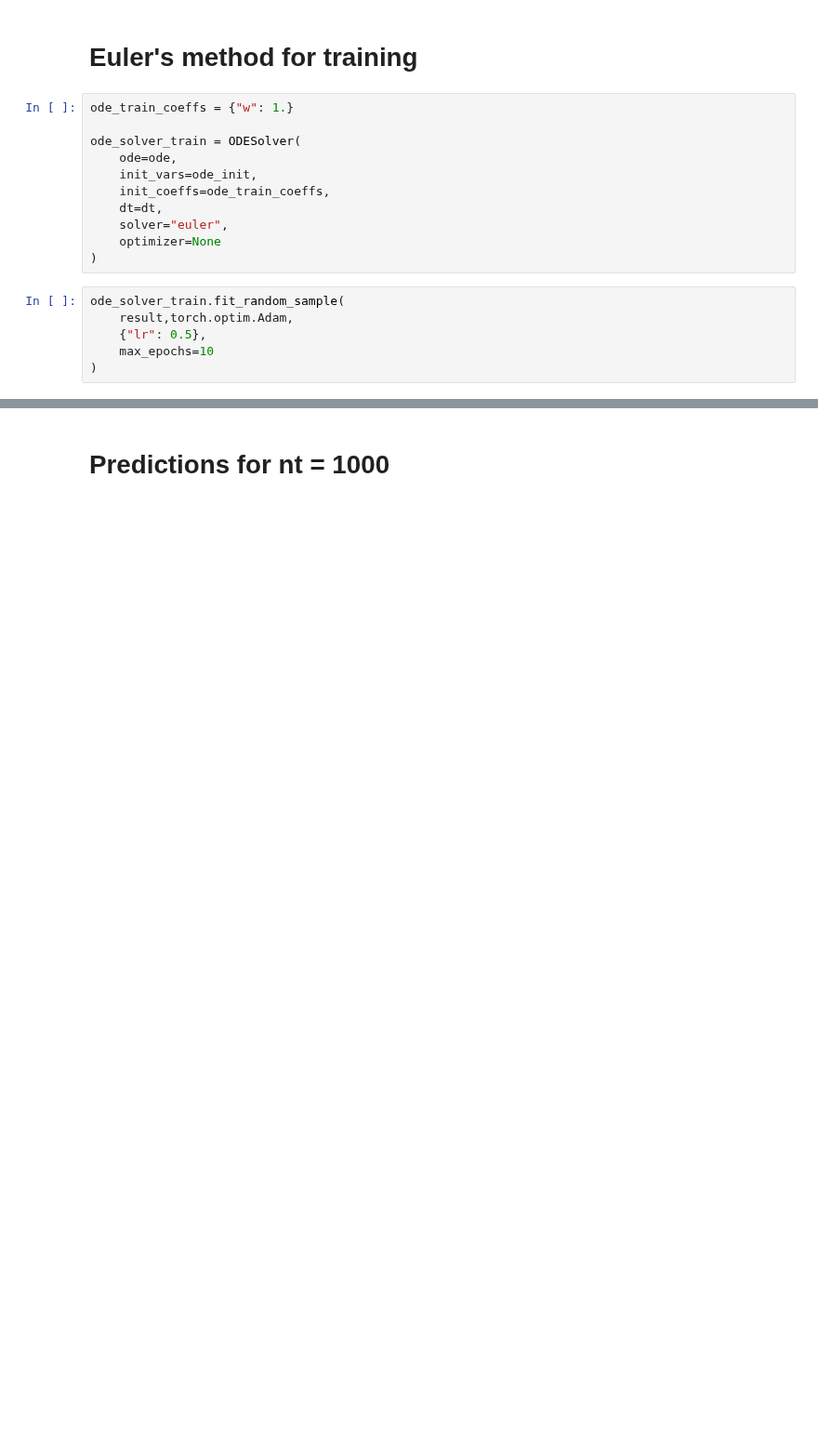
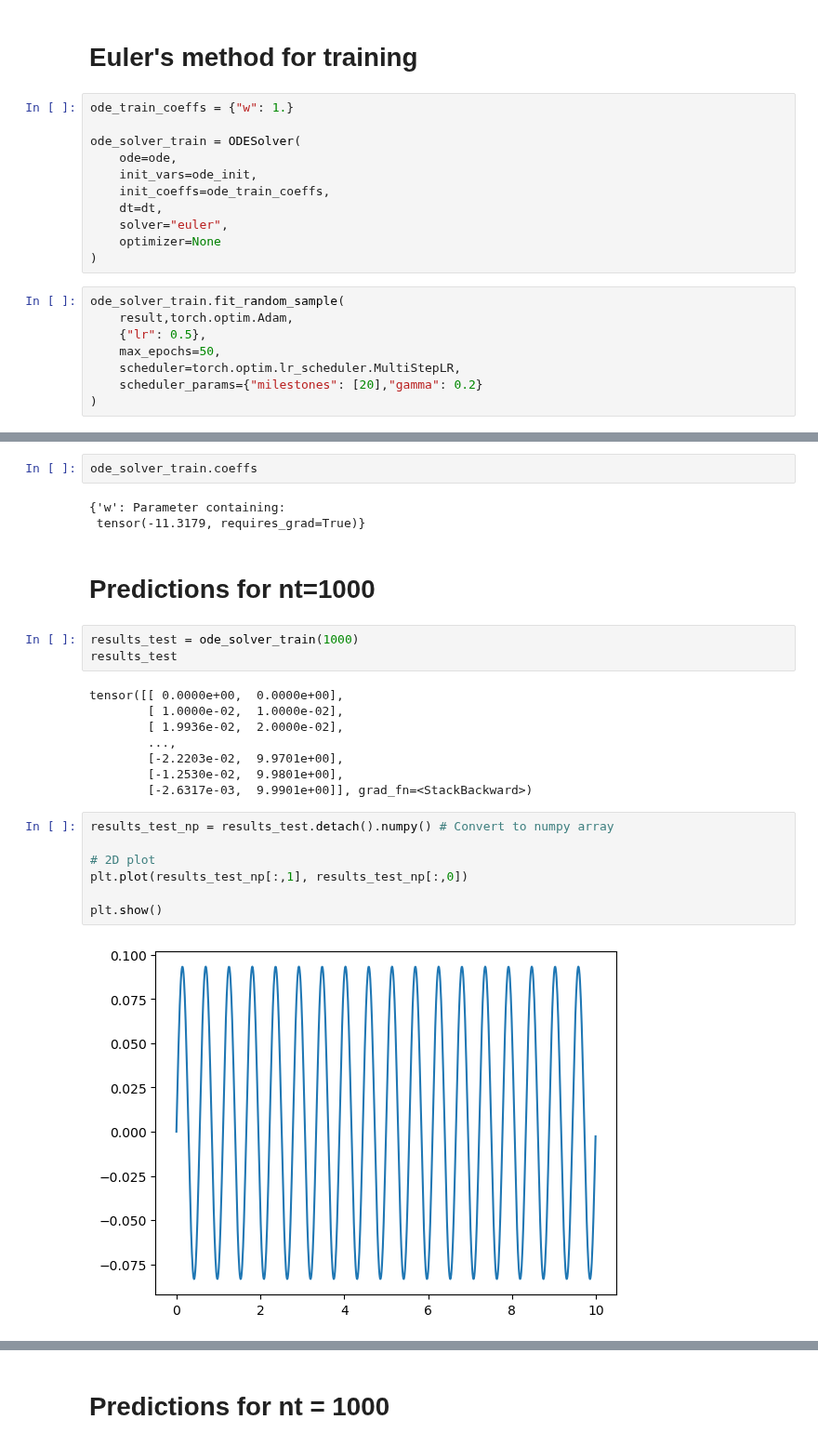
Before and after one commit to Rose-STL-Lab/torchTS, a Jupyter notebook: examples/ode/DuffingEquation/Cos_wt_fitRandomSample.ipynb, the cells around one changed output, grey strips where cells are left out. Shown at 93% size. Drawn from its saved outputs; the diff is of its cells as text; blank space fills up the shorter version.

Commit message:
Trying more predictions for cos(wt)

```diff
--- a/examples/ode/DuffingEquation/Cos_wt_fitRandomSample.ipynb
+++ b/examples/ode/DuffingEquation/Cos_wt_fitRandomSample.ipynb
@@ -74,6 +74,8 @@ ode_solver_train = ODESolver(
 ode_solver_train.fit_random_sample(
     result,torch.optim.Adam,
     {"lr": 0.5},
-    max_epochs=10
+    max_epochs=50,
+    scheduler=torch.optim.lr_scheduler.MultiStepLR,
+    scheduler_params={"milestones": [20],"gamma": 0.2}
 )
 # %% [output]
@@ -96,0 +99,27 @@ tensor(2.4368, requires_grad=True)}
+# %%
+ode_solver_train.coeffs
+# %% [output]
+{'w': Parameter containing:
+ tensor(-11.3179, requires_grad=True)}
+# %% [markdown]
+# Predictions for nt=1000
+# %%
+results_test = ode_solver_train(1000)
+results_test
+# %% [output]
+tensor([[ 0.0000e+00,  0.0000e+00],
+        [ 1.0000e-02,  1.0000e-02],
+        [ 1.9936e-02,  2.0000e-02],
+        ...,
+        [-2.2203e-02,  9.9701e+00],
+        [-1.2530e-02,  9.9801e+00],
+        [-2.6317e-03,  9.9901e+00]], grad_fn=<StackBackward>)
+# %%
+results_test_np = results_test.detach().numpy() # Convert to numpy array
+
+# 2D plot
+plt.plot(results_test_np[:,1], results_test_np[:,0])
+
+plt.show()
+# %% [output]
+[figure, added]
```
Also changed, not shown: parts of 8 cells of this notebook, 2 other files.
